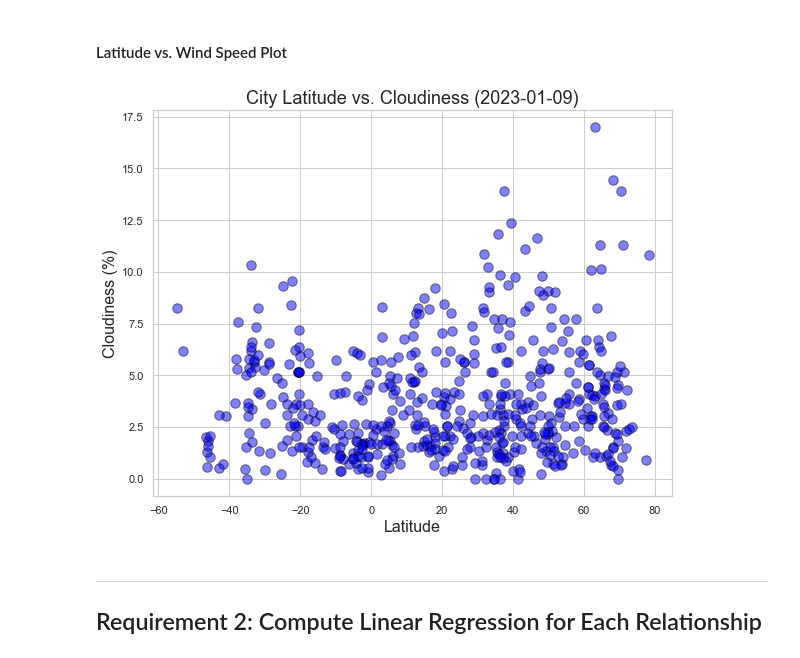
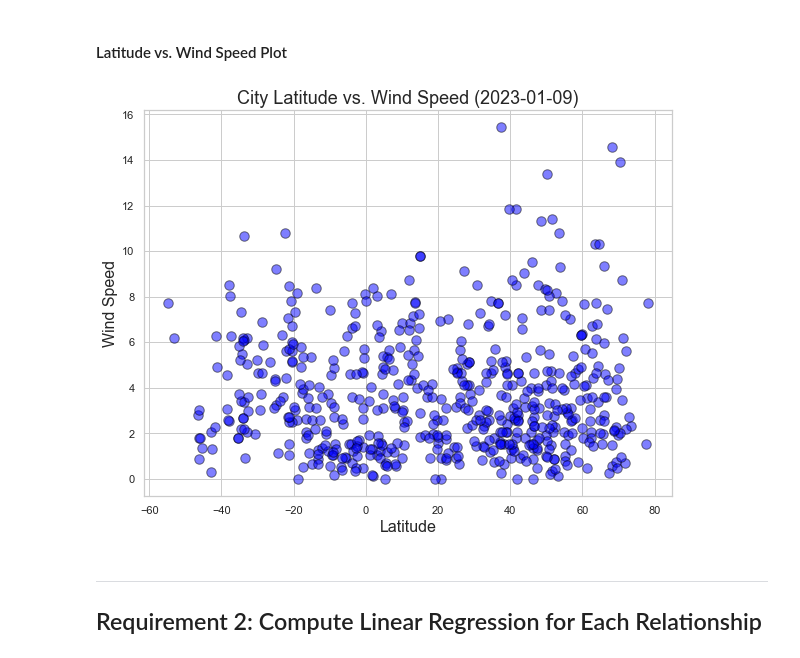
Before and after one commit to jonowood/python-api-challenge, a Jupyter notebook: WeatherPy/WeatherPy.ipynb, the cells around one changed output. Saved outputs shown, nothing was run; the diff lists cells and outputs as text; code cells hidden in the pictures.

```diff
--- a/WeatherPy/WeatherPy.ipynb
+++ b/WeatherPy/WeatherPy.ipynb
@@ -282,25 +282,25 @@ plt.show()
 # %%
 # Build the scatter plots for latitude vs. wind speed
 # Plot main data
 xPlot = city_data_df["Lat"]
 yPlot = city_data_df["Wind Speed"]
 plt.scatter(xPlot, yPlot, 90, marker="o", facecolors="blue", edgecolors='black', alpha=0.5)
 plt.tight_layout()
 plt.grid(True)
 
 # Plot output and styling
 # Incorporate the other graph properties
 plt.xlabel("Latitude", fontsize=16)
-plt.ylabel("Cloudiness (%)", fontsize=16)
-plt.title("City Latitude vs. Cloudiness (2023-01-09)", fontsize=18)
+plt.ylabel("Wind Speed", fontsize=16)
+plt.title("City Latitude vs. Wind Speed (2023-01-09)", fontsize=18)
 
 # Save the figure
 plt.savefig("output_data/Fig4.png",dpi=300, bbox_inches = "tight")
 
 # Show plot
 plt.show()
 # %% [output]
-[figure, old version]
+[figure, new version]
 # %% [markdown]
 ---
 
```
Also changed, not shown: parts of 18 cells of this notebook.
